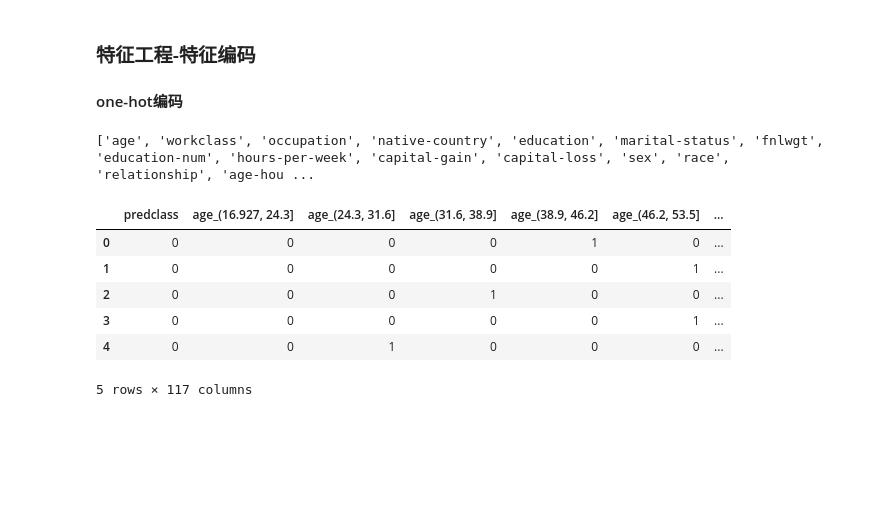
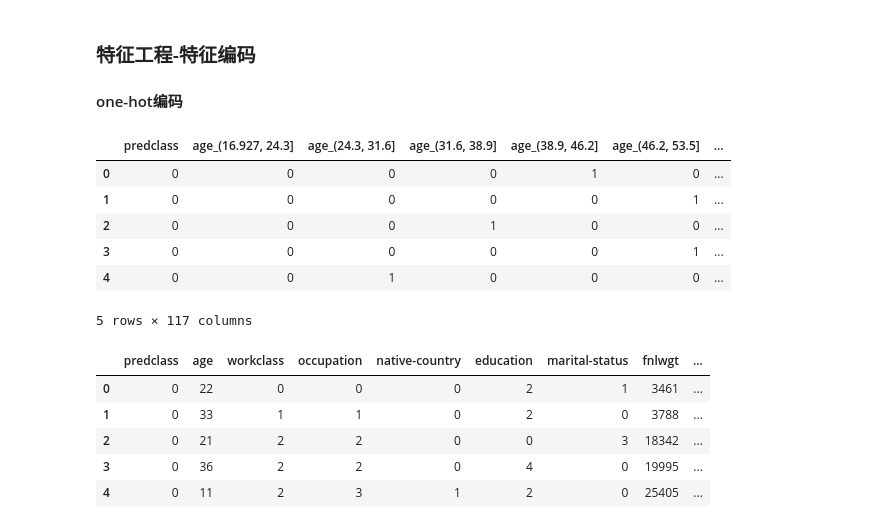
Before and after one commit to clayll/AdvancedDataAnalysis, a Jupyter notebook: docTang/5.人口普查数据集项目实战-收入预测/ll人口收入普查.ipynb, the cells around one changed output. Cells and saved outputs as stored; diff of their text form; code cells hidden in the pictures; blank space fills up the shorter version.

```diff
--- a/docTang/5.人口普查数据集项目实战-收入预测/ll人口收入普查.ipynb
+++ b/docTang/5.人口普查数据集项目实战-收入预测/ll人口收入普查.ipynb
@@ -573,14 +573,31 @@ sns.countplot(data=dataset_bin,y='sex-marital')
 
 dataset_bin_columns = dataset_bin.columns.tolist()
 dataset_bin_columns.remove('predclass')
-dataset_bin_columns = pd.get_dummies(dataset_bin,columns=dataset_bin_columns)
-dataset_bin_columns.head()
+dataset_bin_enc = pd.get_dummies(dataset_bin,columns=dataset_bin_columns)
+dataset_bin_enc.head()
 # %% [output]
+|  | predclass | age_(16.927, 24.3] | age_(24.3, 31.6] | age_(31.6, 38.9] | age_(38.9, 46.2] | age_(46.2, 53.5] | ... |
+| 0 | 0 | 0 | 0 | 0 | 1 | 0 | ... |
+| 1 | 0 | 0 | 0 | 0 | 0 | 1 | ... |
+| 2 | 0 | 0 | 0 | 1 | 0 | 0 | ... |
+| 3 | 0 | 0 | 0 | 0 | 0 | 1 | ... |
+| 4 | 0 | 0 | 1 | 0 | 0 | 0 | ... |
-['age', 'workclass', 'occupation', 'native-country', 'education', 'marital-status', 'fnlwgt', 'education-num', 'hours-per-week', 'capital-gain', 'capital-loss', 'sex', 'race', 'relationship', 'age-hou ...
+5 rows × 117 columns
-|  | predclass | age_(16.927, 24.3] | age_(24.3, 31.6] | age_(31.6, 38.9] | age_(38.9, 46.2] | age_(46.2, 53.5] | ... |
-| 0 | 0 | 0 | 0 | 0 | 1 | 0 | ... |
-| 1 | 0 | 0 | 0 | 0 | 0 | 1 | ... |
-| 2 | 0 | 0 | 0 | 1 | 0 | 0 | ... |
-| 3 | 0 | 0 | 0 | 0 | 0 | 1 | ... |
-| 4 | 0 | 0 | 1 | 0 | 0 | 0 | ... |
-5 rows × 117 columns
+# %%
+# Label Encode
+dataset_con_test = dataset_con
+dataset_con_test.head()
+dataset_con_test['workclass'] = dataset_con['workclass'].factorize()[0]
+dataset_con_test['occupation'] = dataset_con['occupation'].factorize()[0]
+dataset_con_test['native-country'] = dataset_con['native-country'].factorize()[0]
+
+dataset_con_enc = dataset_con_test.apply(LabelEncoder().fit_transform)
+
+dataset_con_enc.head()
+# %% [output]
+|  | predclass | age | workclass | occupation | native-country | education | marital-status | fnlwgt | ... |
+| 0 | 0 | 22 | 0 | 0 | 0 | 2 | 1 | 3461 | ... |
+| 1 | 0 | 33 | 1 | 1 | 0 | 2 | 0 | 3788 | ... |
+| 2 | 0 | 21 | 2 | 2 | 0 | 0 | 3 | 18342 | ... |
+| 3 | 0 | 36 | 2 | 2 | 0 | 4 | 0 | 19995 | ... |
+| 4 | 0 | 11 | 2 | 3 | 1 | 2 | 0 | 25405 | ... |
```
Also changed, not shown: parts of 4 cells of this notebook, 1 other file.
